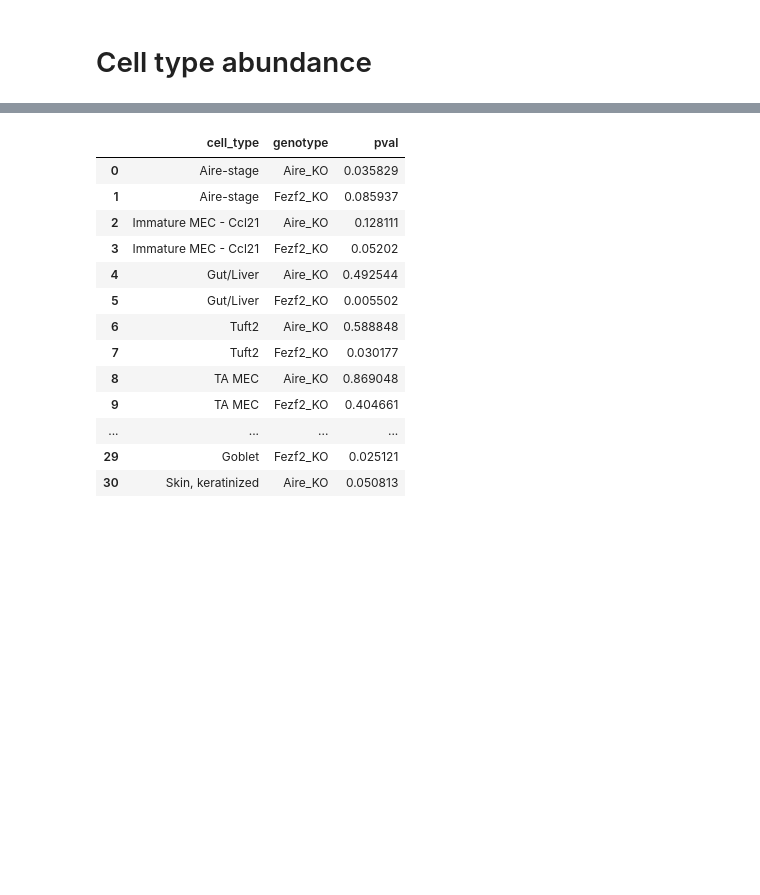
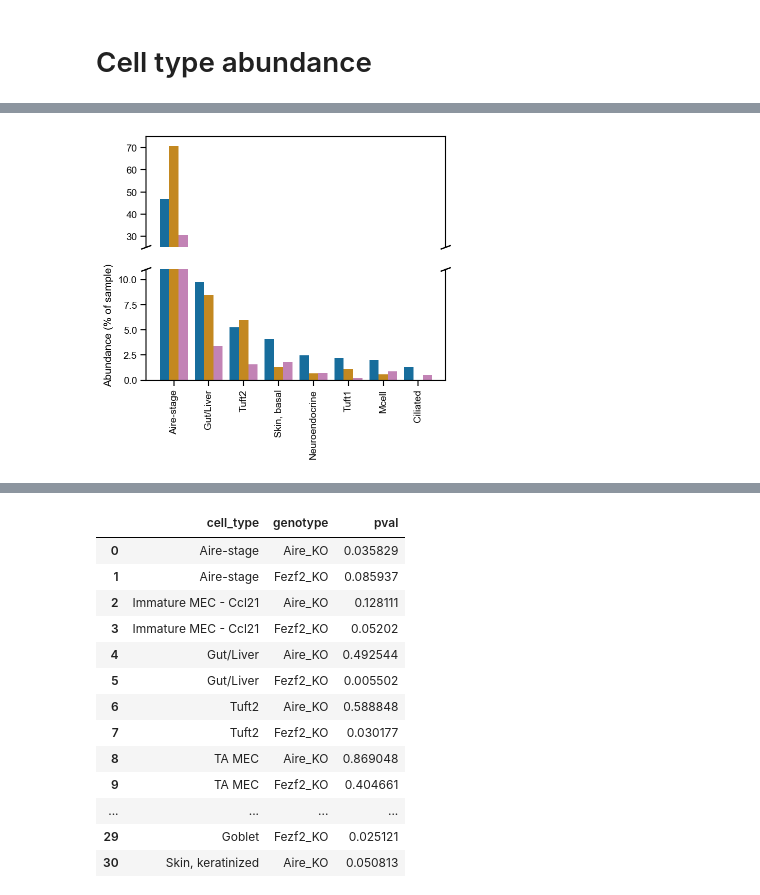
Before and after one commit to j-germino/fezf2-thymus, a Jupyter notebook: code/scRNA-seq/5_cell_type_abundances.ipynb, the cells around one changed output, grey strips where cells are left out. Saved outputs shown, nothing was run; the diff lists cells and outputs as text; code cells hidden in the pictures; blank space fills up the shorter version.

```diff
--- a/code/scRNA-seq/5_cell_type_abundances.ipynb
+++ b/code/scRNA-seq/5_cell_type_abundances.ipynb
@@ -171,0 +170,43 @@ plt.show()
+# %%
+fig, (ax1, ax2) = plt.subplots(2, 1, sharex=True, figsize=(len(fezf2_down)*0.6, 4), gridspec_kw={'height_ratios': [1, 1]})
+sns.barplot(
+    abundance_data[abundance_data.cell_type.isin(fezf2_down)],
+    x="cell_type",
+    y="abundance",
+    hue="genotype",
+    errorbar=None,
+    palette=cmap[0:2] + [cmap[4]],
+    ax=ax1
+)
+sns.barplot(
+    abundance_data[abundance_data.cell_type.isin(fezf2_down)],
+    x="cell_type",
+    y="abundance",
+    hue="genotype",
+    errorbar=None,
+    palette=cmap[0:2] + [cmap[4]],
+    ax=ax2
+)
+ax1.set_ylim(25, 75)
+ax2.set_ylim(0, 11)
+d = 0.015
+kwargs = dict(transform=ax1.transAxes, color='k', clip_on=False)
+ax1.plot((-d, +d), (-d, +d), **kwargs)
+ax1.plot((1 - d, 1 + d), (-d, +d), **kwargs)
+kwargs.update(transform=ax2.transAxes)
+ax2.plot((-d, +d), (1 - d, 1 + d), **kwargs)
+ax2.plot((1 - d, 1 + d), (1 - d, 1 + d), **kwargs)
+ax1.tick_params(labelbottom=False)
+ax1.spines['bottom'].set_visible(False)
+ax2.spines['top'].set_visible(False)
+ax1.tick_params(bottom=False, labelbottom=False)
+ax1.get_legend().remove()
+ax2.get_legend().remove()
+ax2.set_xlabel("")
+ax2.set_ylabel("Abundance (% of sample)")
+ax1.set_ylabel("")
+plt.xticks(rotation=90)
+plt.savefig("../../analysis/genotype_abundance/fezf2_down.pdf", bbox_inches="tight")
+plt.show()
+# %% [output]
+[figure, added]
```
Also changed, not shown: parts of 6 cells of this notebook, 1 other file.
